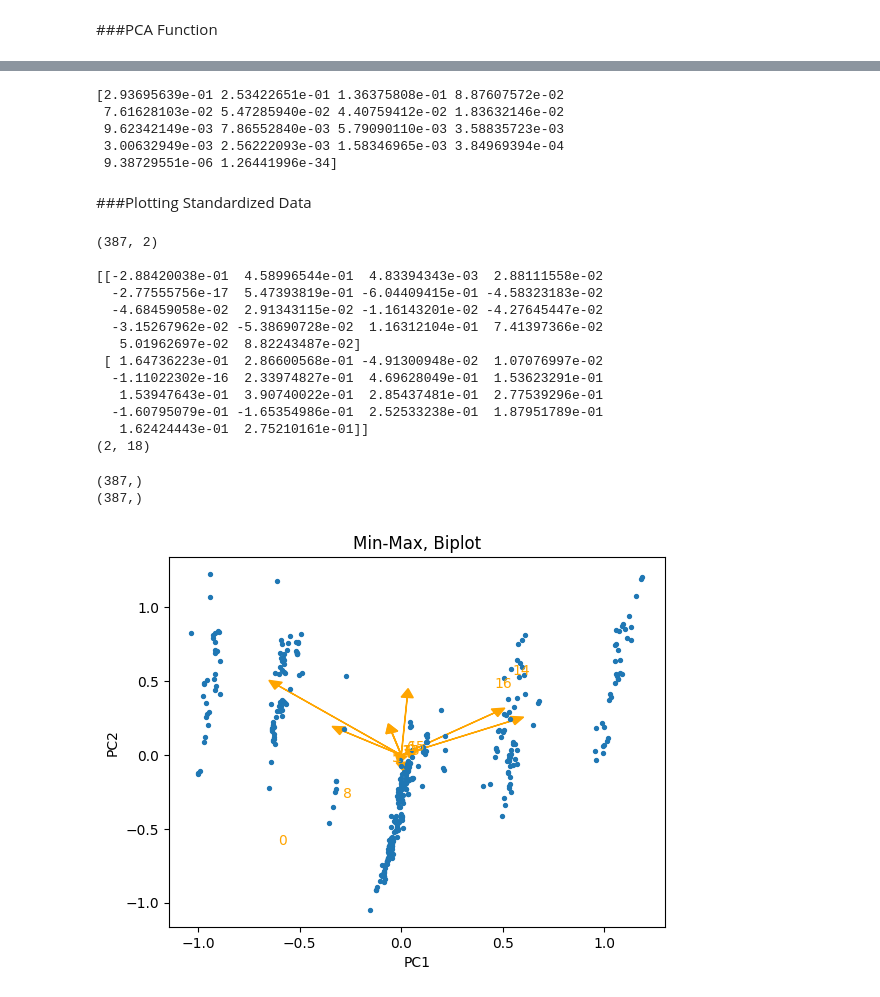
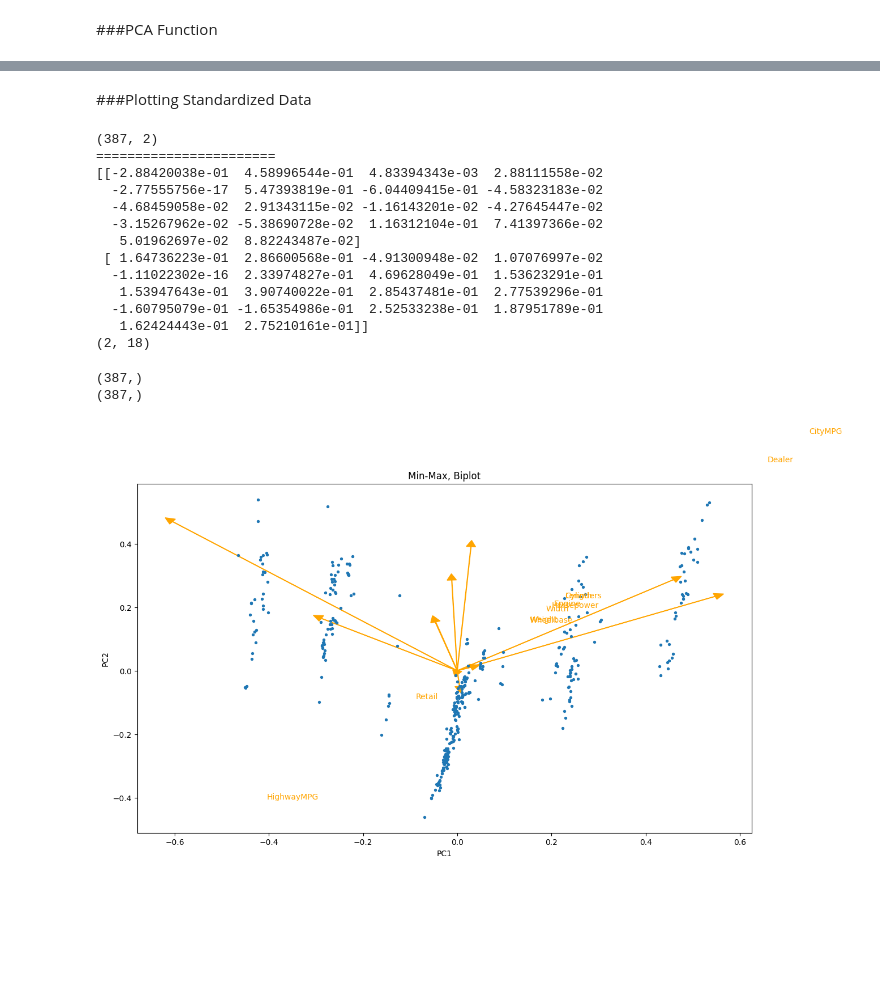
Before and after one commit to GMartinez02/Big-Data---43C8-Fall-2024, a Jupyter notebook: Homework1_PCA_&_nSVA_with_Vehicle_data.ipynb, the cells around one changed output, grey strips where cells are left out. Cells and saved outputs as stored; diff of their text form; code cells hidden in the pictures; blank space fills up the shorter version.

Commit message:
Produced biplots for data using 5 normalizations, completed PCA for a given matrix

```diff
--- a/Homework1_PCA_&_nSVA_with_Vehicle_data.ipynb
+++ b/Homework1_PCA_&_nSVA_with_Vehicle_data.ipynb
@@ -36,5 +46,4 @@ data.head()
 # %%
-#in progresss
 def doPCA (data, normalizaion_bit, PCA_info):
   if normalizaion_bit==1:
     normalized_data=MinMaxScaler().fit_transform(data)
@@ -45,7 +54,7 @@ def doPCA (data, normalizaion_bit, PCA_info):
   elif normalizaion_bit==4:
     normalized_data=MaxAbsScaler().fit_transform(data)
   elif normalizaion_bit==5:
-    normalized_data=QuantileTransformer(output_distribution='normal').fit_transform(data)
+    normalized_data=PowerTransformer(method='yeo-johnson').fit_transform(normalized_data)
   else:
     normalized_data=data
 
@@ -59,21 +68,7 @@ def doPCA (data, normalizaion_bit, PCA_info):
   if PCA_info == 3:
     detail = pca.components_
 
-
-
-
   return newData, detail
-# %%
-#general pca with undetermined PCs to see see which variables can be removed
-pca = PCA()
-newData = pca.fit_transform(MinMaxScaler().fit_transform(data))
-print(pca.explained_variance_ratio_)
-# %% [output]
-[2.93695639e-01 2.53422651e-01 1.36375808e-01 8.87607572e-02
- 7.61628103e-02 5.47285940e-02 4.40759412e-02 1.83632146e-02
- 9.62342149e-03 7.86552840e-03 5.79090110e-03 3.58835723e-03
- 3.00632949e-03 2.56222093e-03 1.58346965e-03 3.84969394e-04
- 9.38729551e-06 1.26441996e-34]
 # %% [markdown]
 ###Plotting Standardized Data
 # %%
@@ -102,14 +97,12 @@ def PCA_biplot (normalized_PC, loadings):
 # %%
 #Using MinMaxScaler()
 min_max_PC, loadings= doPCA(data, 1, 3)  #Dr.Han -> "loadings are componants"
-#print(min_max)
 print(min_max_PC.shape)
-print()
 print(loadings)
 print(loadings.shape)
 # %% [output]
 (387, 2)
-
+=======================
 [[-2.88420038e-01  4.58996544e-01  4.83394343e-03  2.88111558e-02
   -2.77555756e-17  5.47393819e-01 -6.04409415e-01 -4.58323183e-02
   -4.68459058e-02  2.91343115e-02 -1.16143201e-02 -4.27645447e-02
@@ -123,38 +116,39 @@ print(loadings.shape)
 (2, 18)
 # %%
 #Data for Bipot
+min_max_PC, loadings= doPCA(data, 1, 3)
 PC1=min_max_PC[:, 0]
 PC2=min_max_PC[:, 1]
 
+scalePC1  = 1/(PC1.max() - PC1.min())
+scalePC2  = 1/(PC2.max() - PC2.min())
+
+PC1 = PC1 * scalePC1
+PC2 = PC2 * scalePC2
 print(PC1.shape)
 print(PC2.shape)
 # %% [output]
 (387,)
 (387,)
 # %%
-#important variable selection
-col_names = np.argsort(np.abs(loadings[0]))[-10:]
-####
-fig, ax = plt.subplots()
+fig, ax = plt.subplots(figsize = (14,8))
 
 for i, variables in enumerate(col_names):
     ax.arrow(0,0,
-            loadings[0,i],
-            loadings[1,i],
-            head_length = 0.06,
-            head_width = 0.06,
+            loadings[0,i],loadings[1,i],
+            head_length = 0.02,
+            head_width = 0.02,
             color = "orange")
-    ax.text(loadings[0,i] ,
-            loadings[0,i],
+    ax.text(loadings[0,i] + 0.2,loadings[0,i] + 0.2,
             variables,
             color = "orange",
             fontsize = 10)
 
 ax.scatter(PC1, PC2, s = 8)
 
 ax.set_xlabel('PC1')
 ax.set_ylabel('PC2')
 ax.set_title('Min-Max, Biplot')
 plt.show()
 # %% [output]
-[figure, old version]
+[figure, new version]
```
Also changed, not shown: parts of 26 cells of this notebook.
